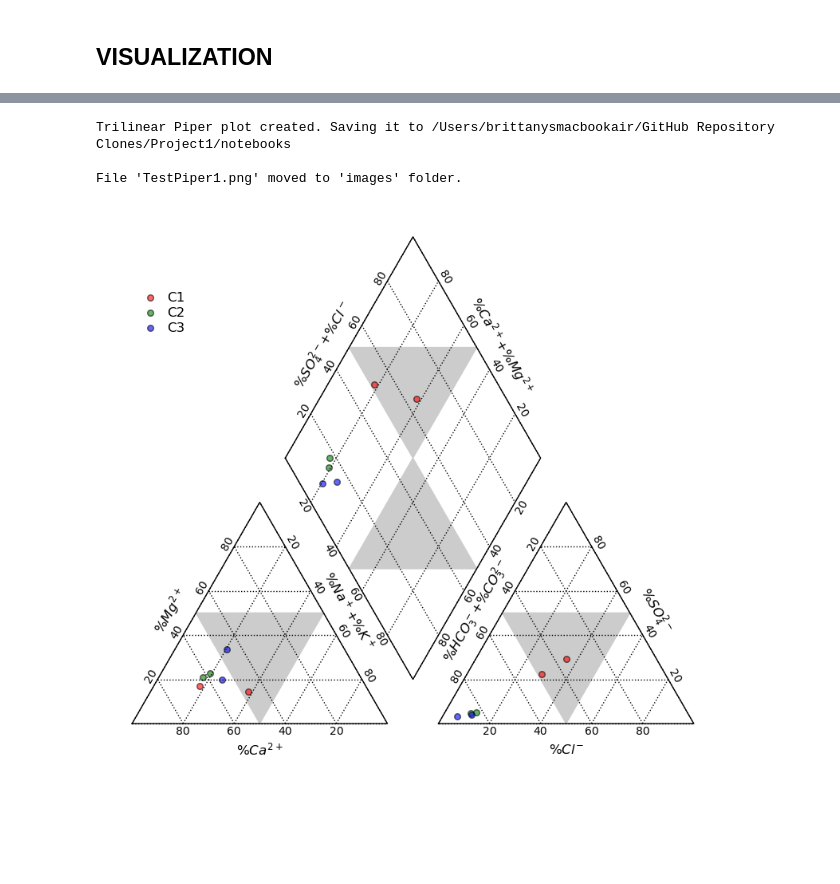
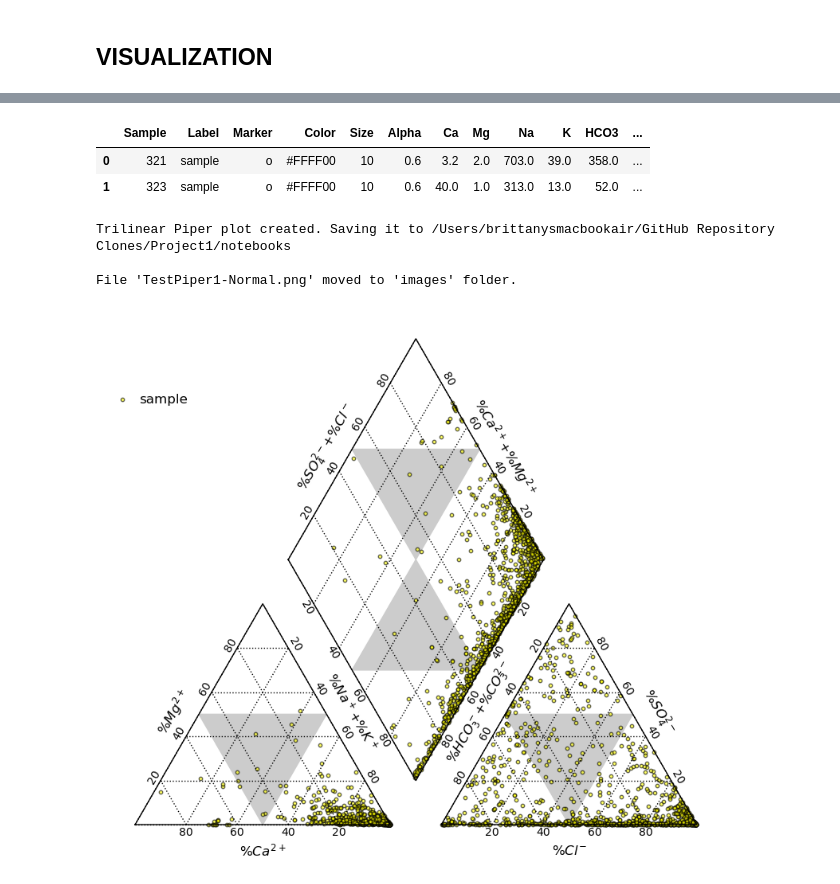
Before and after one commit to bsvab/produced-water-chemistry, a Jupyter notebook: notebooks/produced_water_chemistry-brittany.ipynb, the cells around one changed output, grey strips where cells are left out. Saved outputs shown, nothing was run; the diff lists cells and outputs as text; code cells hidden in the pictures; blank space fills up the shorter version.

Commit message:
preliminary wqchartpy code testing

```diff
--- a/notebooks/produced_water_chemistry-brittany.ipynb
+++ b/notebooks/produced_water_chemistry-brittany.ipynb
@@ -63,3 +57,9 @@ def move_wqchartpy_image_file_to_images_folder(image_file_name, image_folder_nam
     os.rename(current_file_path, new_file_path)
 
     print(f"File '{image_file_name}' moved to '{image_folder_name}' folder.")
+# %%
+# THIS CODE CELL NOT NEEDED LATER - JUST HERE UNTIL WE CAN FEED IN THE REAL CLEANED DATAFRAME DOWN THE LINE
+# THIS DATAFRAME IS SIMPLY BASED ON THE "SPLIT_1" CSV FILE MANUALLY FILTERED VIA EXCEL TO HAVE NO BLANKS IN THE WQCHARTPY REQUIRED ELEMENT COLUMNS - NO OTHER LOGIC OR ANALYSIS APPLIED
+dirtyscrubdata_path = os.path.join('brittanys_temp_folder_ignoreme','split_1_dirtyscrubdatafortesting.csv')
+df_dirtyscrubdata = pd.read_csv(dirtyscrubdata_path,delimiter=',')
+df_dirtyscrubdata.head(2)
@@ -66,12 +71,47 @@ def move_wqchartpy_image_file_to_images_folder(image_file_name, image_folder_nam
+# %%
+# The below list of column names is just to document the required column names and column order to feed into wqchartpy - variable is not used; just here for reference
+columns = ['Sample','Label','Marker','Size','Color','Alpha','Ca','Mg','Na','K','HCO3','CO3','Cl','SO4']
+
+# ALL REFERENCES TO df_dirtyscrubdata IN THIS CELL WILL NEED TO BE SWAPPED FOR THE REAL DF LATER ON
+
+# Create new dataframe to match format required by wqchartpy for the contour piper plot
+df_data_wqchartpyformat = pd.DataFrame()
+
+df_data_wqchartpyformat = pd.DataFrame()
+df_data_wqchartpyformat['Sample'] = df_dirtyscrubdata['IDUSGS'].map(str)
+df_data_wqchartpyformat['Label'] = 'sample'       # DECISION NEEDED --- we can get fancy with how we want to group this? maybe group it by TDS high/med/low, etc? just have single group for all for now -- only a factor if we use the normal triangle_piper
+df_data_wqchartpyformat['Marker'] = 'o'           # DECISION NEEDED --- we can get fancy with how we want to identify markers? maybe group it by TDS high/med/low, etc? just have single shape for all for now -- only a factor if we use the normal triangle_piper
+df_data_wqchartpyformat['Color'] = '#FFFF00'      # DECISION NEEDED --- we can get fancy with how we want to color this? maybe group it by TDS high/med/low, etc? just have single color for all for now -- only a factor if we use the normal triangle_piper
+df_data_wqchartpyformat['Size'] = 10
+df_data_wqchartpyformat['Alpha'] = 0.6
+
+df_data_wqchartpyformat['Ca'] = df_dirtyscrubdata['Ca']
+df_data_wqchartpyformat['Mg'] = df_dirtyscrubdata['Mg']
+df_data_wqchartpyformat['Na'] = df_dirtyscrubdata['Na']
+df_data_wqchartpyformat['K'] = df_dirtyscrubdata['K']
+df_data_wqchartpyformat['HCO3'] = df_dirtyscrubdata['HCO3']
+df_data_wqchartpyformat['CO3'] = df_dirtyscrubdata['CO3']
+df_data_wqchartpyformat['Cl'] = df_dirtyscrubdata['Cl']
+df_data_wqchartpyformat['SO4'] = df_dirtyscrubdata['SO4']
+
+# Reset the index
+df_data_wqchartpyformat.reset_index(inplace=True, drop=True)
+
+# Show the df
+df_data_wqchartpyformat.head(2)
+# %% [output]
+|  | Sample | Label | Marker | Color | Size | Alpha | Ca | Mg | Na | K | HCO3 | ... |
+| 0 | 321 | sample | o | #FFFF00 | 10 | 0.6 | 3.2 | 2.0 | 703.0 | 39.0 | 358.0 | ... |
+| 1 | 323 | sample | o | #FFFF00 | 10 | 0.6 | 40.0 | 1.0 | 313.0 | 13.0 | 52.0 | ... |
 # %%
-image_name = 'TestPiper1'
-triangle_piper.plot(df_data,unit='mg/L',figname=image_name,figformat='png')
+image_name = 'TestPiper1-Normal'
+triangle_piper.plot(df_data_wqchartpyformat,unit='mg/L',figname=image_name,figformat='png')
 
 image_file_name = f'{image_name}.png'
 image_folder_name = 'images'
 move_wqchartpy_image_file_to_images_folder(image_file_name, image_folder_name)
 # %% [output]
 Trilinear Piper plot created. Saving it to /Users/brittanysmacbookair/GitHub Repository Clones/Project1/notebooks
 
-File 'TestPiper1.png' moved to 'images' folder.
+File 'TestPiper1-Normal.png' moved to 'images' folder.
-[figure, old version]
+[figure, new version]
```
Also changed, not shown: parts of 7 cells of this notebook, 12 other files.
